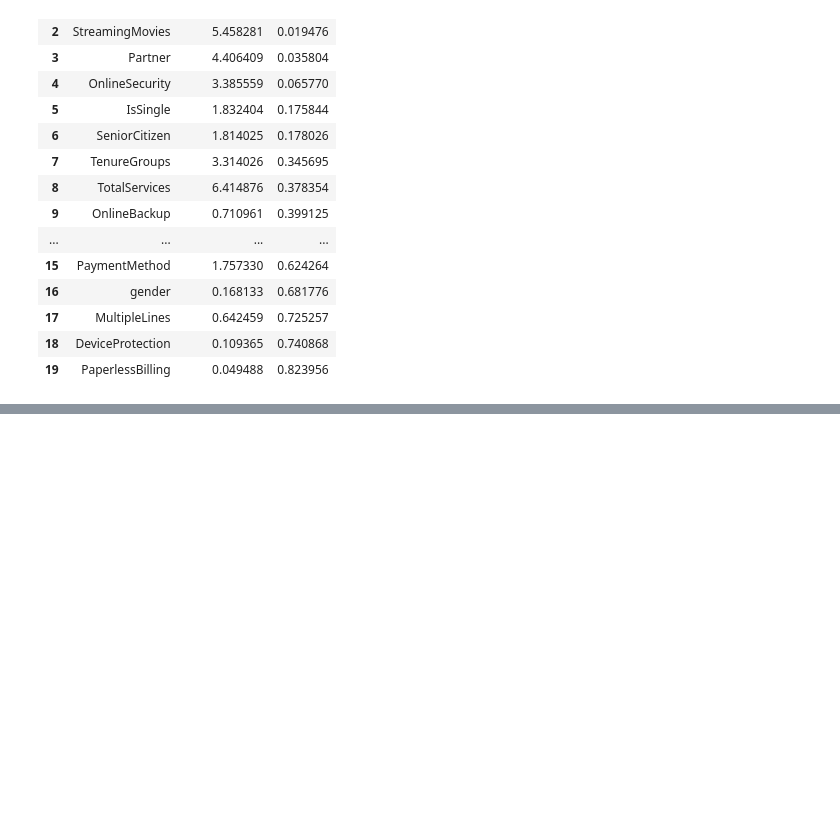
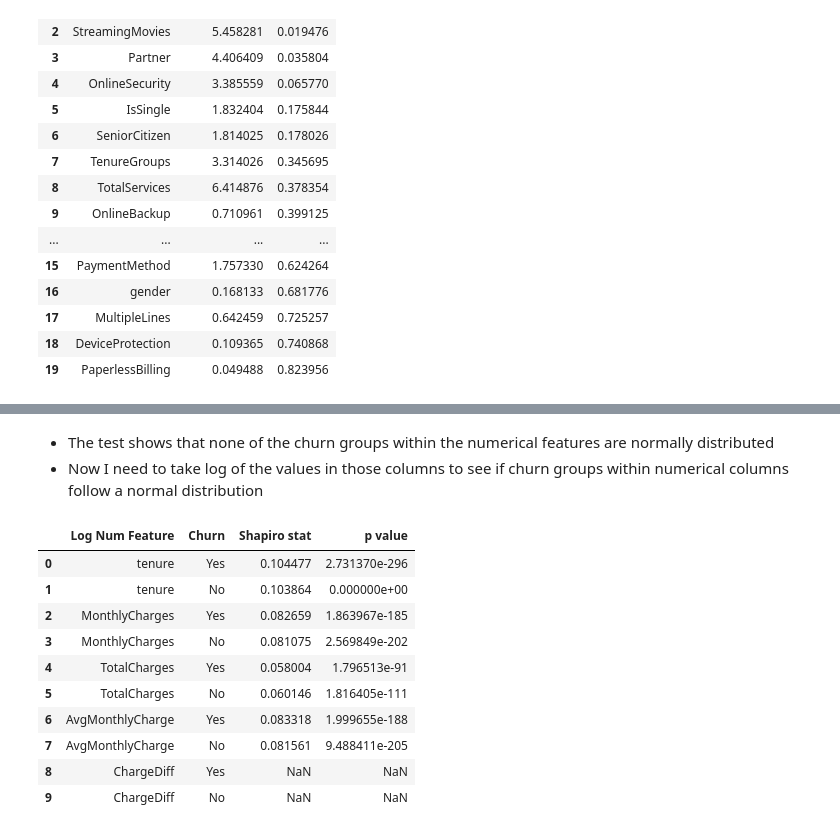
Before and after one commit to igorlam00237/telcoconnect-churn, a Jupyter notebook: notebooks/04_exploratory_data_analysis.ipynb, the cells around one changed output, grey strips where cells are left out. Saved outputs shown, nothing was run; the diff lists cells and outputs as text; code cells hidden in the pictures; blank space fills up the shorter version.

```diff
--- a/notebooks/04_exploratory_data_analysis.ipynb
+++ b/notebooks/04_exploratory_data_analysis.ipynb
@@ -347,0 +452,37 @@ chi2_test_kpi(df_telco, "Churn")
+# %% [markdown]
+- The test shows that none of the churn groups within the numerical features are normally distributed
+- Now I need to take log of the values in those columns to see if churn groups within numerical columns follow a normal distribution
+# %%
+results = []
+
+for col in num_cols:
+    # Retrieving the groups
+    for group_n in df_telco["Churn"].unique():
+        log_group_s = np.log(df_telco[df_telco["Churn"] == group_n][col])
+
+        # Retrieving the normality test values for each group
+        D_stat, p_value = stats.kstest(log_group_s, "norm", args=(log_group_s.mean(), log_group_s.std()))
+
+        # Appending to result
+        results.append((col, group_n, D_stat, p_value))
+
+# Converting results to DataFrame
+df_results_l = pd.DataFrame(results, columns=["Log Num Feature", "Churn", "Shapiro stat", "p value"])
+
+# Formatting p value column of df_results
+df_results_l.style.format({"p value": ":.10f"})
+
+# Displaying results
+display(df_results_l)
+# %% [output]
+|  | Log Num Feature | Churn | Shapiro stat | p value |
+| 0 | tenure | Yes | 0.104477 | 2.731370e-296 |
+| 1 | tenure | No | 0.103864 | 0.000000e+00 |
+| 2 | MonthlyCharges | Yes | 0.082659 | 1.863967e-185 |
+| 3 | MonthlyCharges | No | 0.081075 | 2.569849e-202 |
+| 4 | TotalCharges | Yes | 0.058004 | 1.796513e-91 |
+| 5 | TotalCharges | No | 0.060146 | 1.816405e-111 |
+| 6 | AvgMonthlyCharge | Yes | 0.083318 | 1.999655e-188 |
+| 7 | AvgMonthlyCharge | No | 0.081561 | 9.488411e-205 |
+| 8 | ChargeDiff | Yes | NaN | NaN |
+| 9 | ChargeDiff | No | NaN | NaN |
```
Also changed, not shown: parts of 19 cells of this notebook.
